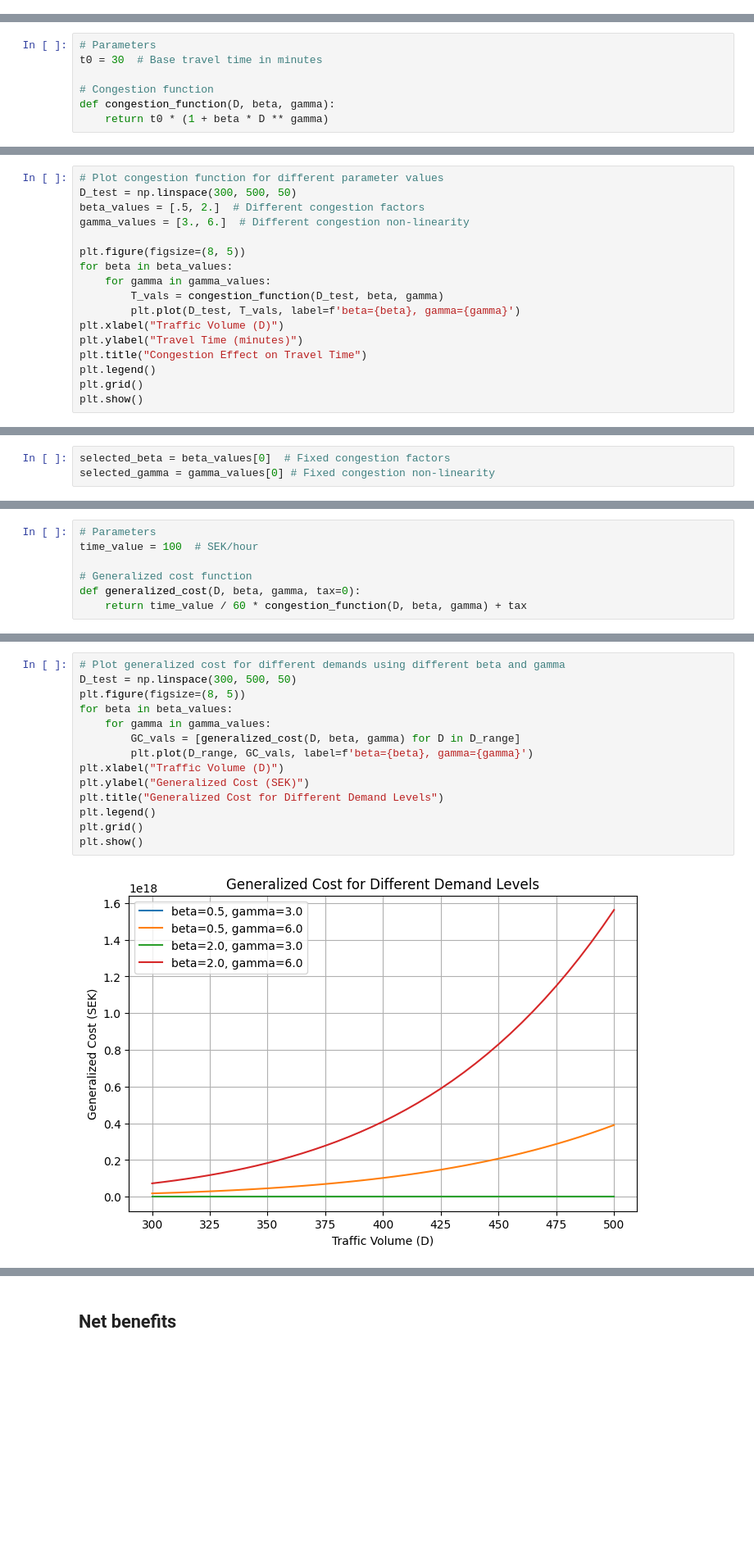
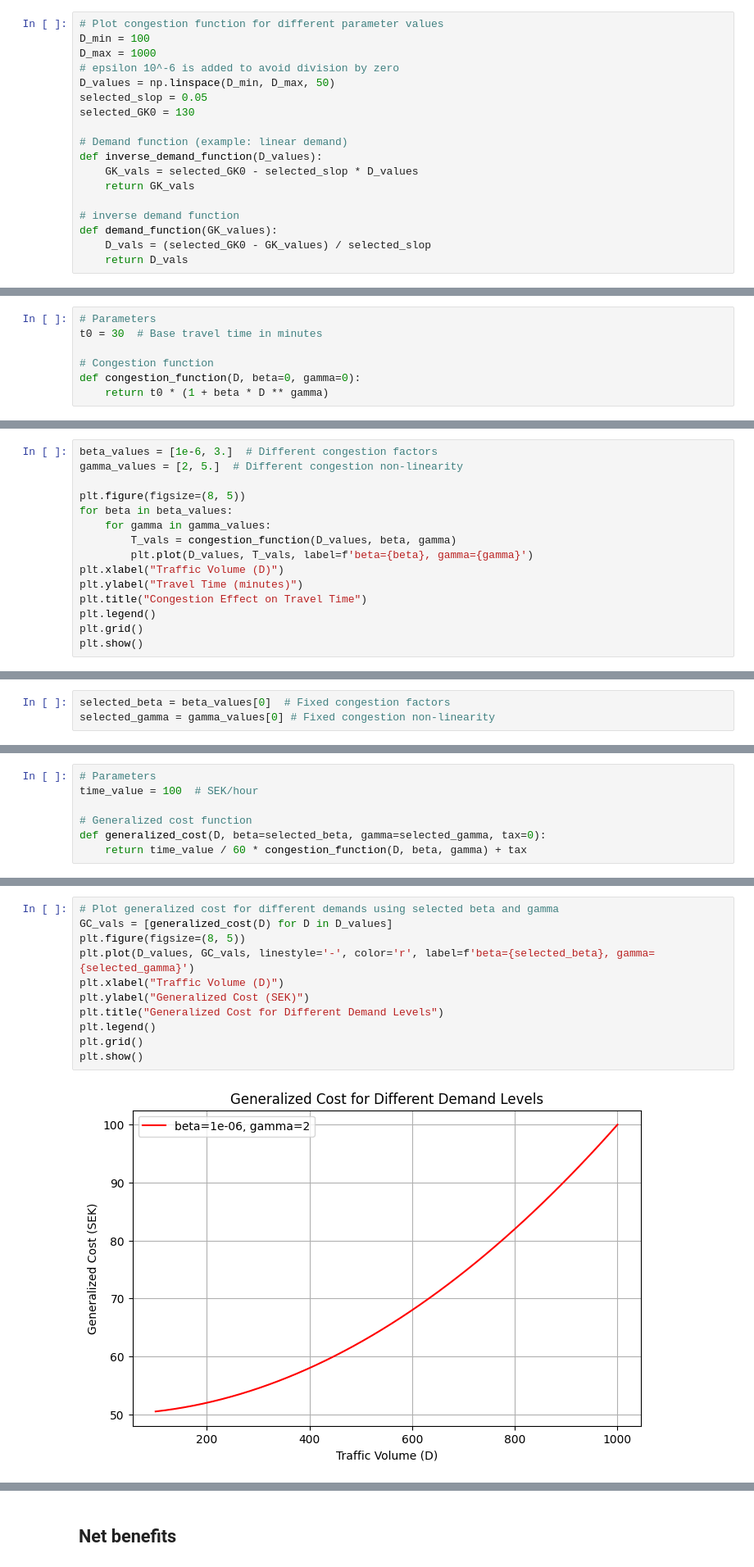
Before and after one commit to abdeaitali/cba, a Jupyter notebook: TNK126_CBA_ex2.ipynb, the cells around one changed output, grey strips where cells are left out. Shown: that part at 82% size. Saved outputs shown, nothing was run; the diff lists cells and outputs as text; blank space fills up the shorter version.

Commit message:
update ex2 with better params

```diff
--- a/TNK126_CBA_ex2.ipynb
+++ b/TNK126_CBA_ex2.ipynb
@@ -12,0 +13,18 @@ from scipy.optimize import minimize_scalar # type: ignore
+# %%
+# Plot congestion function for different parameter values
+D_min = 100
+D_max = 1000
+# epsilon 10^-6 is added to avoid division by zero
+D_values = np.linspace(D_min, D_max, 50)
+selected_slop = 0.05
+selected_GK0 = 130
+
+# Demand function (example: linear demand)
+def inverse_demand_function(D_values):
+    GK_vals = selected_GK0 - selected_slop * D_values
+    return GK_vals
+
+# inverse demand function
+def demand_function(GK_values):
+    D_vals = (selected_GK0 - GK_values) / selected_slop
+    return D_vals
@@ -40,5 +65,5 @@ plt.show()
 t0 = 30  # Base travel time in minutes
 
 # Congestion function
-def congestion_function(D, beta, gamma):
+def congestion_function(D, beta=0, gamma=0):
     return t0 * (1 + beta * D ** gamma)
@@ -45,14 +72,12 @@ def congestion_function(D, beta, gamma):
 # %%
-# Plot congestion function for different parameter values
-D_test = np.linspace(300, 500, 50)
-beta_values = [.5, 2.]  # Different congestion factors
-gamma_values = [3., 6.]  # Different congestion non-linearity
+beta_values = [1e-6, 3.]  # Different congestion factors
+gamma_values = [2, 5.]  # Different congestion non-linearity
 
 plt.figure(figsize=(8, 5))
 for beta in beta_values:
     for gamma in gamma_values:
-        T_vals = congestion_function(D_test, beta, gamma)
-        plt.plot(D_test, T_vals, label=f'beta={beta}, gamma={gamma}')
+        T_vals = congestion_function(D_values, beta, gamma)
+        plt.plot(D_values, T_vals, label=f'beta={beta}, gamma={gamma}')
 plt.xlabel("Traffic Volume (D)")
 plt.ylabel("Travel Time (minutes)")
 plt.title("Congestion Effect on Travel Time")
@@ -71,5 +111,5 @@ selected_gamma = gamma_values[0] # Fixed congestion non-linearity
 time_value = 100  # SEK/hour
 
 # Generalized cost function
-def generalized_cost(D, beta, gamma, tax=0):
+def generalized_cost(D, beta=selected_beta, gamma=selected_gamma, tax=0):
     return time_value / 60 * congestion_function(D, beta, gamma) + tax
@@ -76,16 +118,13 @@ def generalized_cost(D, beta, gamma, tax=0):
 # %%
-# Plot generalized cost for different demands using different beta and gamma
-D_test = np.linspace(300, 500, 50)
+# Plot generalized cost for different demands using selected beta and gamma
+GC_vals = [generalized_cost(D) for D in D_values]
 plt.figure(figsize=(8, 5))
-for beta in beta_values:
-    for gamma in gamma_values:
-        GC_vals = [generalized_cost(D, beta, gamma) for D in D_range]
-        plt.plot(D_range, GC_vals, label=f'beta={beta}, gamma={gamma}')
+plt.plot(D_values, GC_vals, linestyle='-', color='r', label=f'beta={selected_beta}, gamma={selected_gamma}')
 plt.xlabel("Traffic Volume (D)")
 plt.ylabel("Generalized Cost (SEK)")
 plt.title("Generalized Cost for Different Demand Levels")
 plt.legend()
 plt.grid()
 plt.show()
 # %% [output]
-[figure, old version]
+[figure, new version]
```
Also changed, not shown: parts of 42 cells of this notebook.
